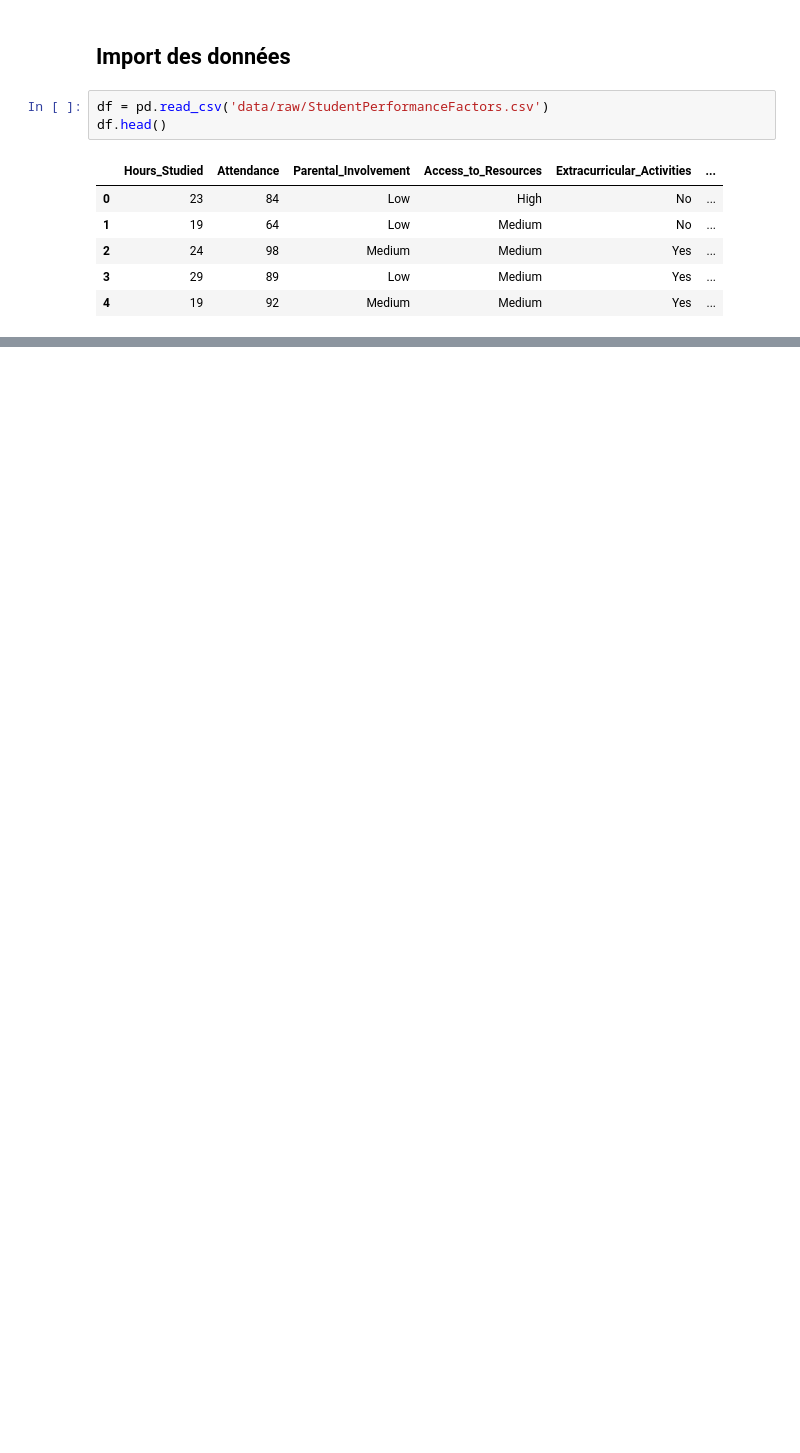
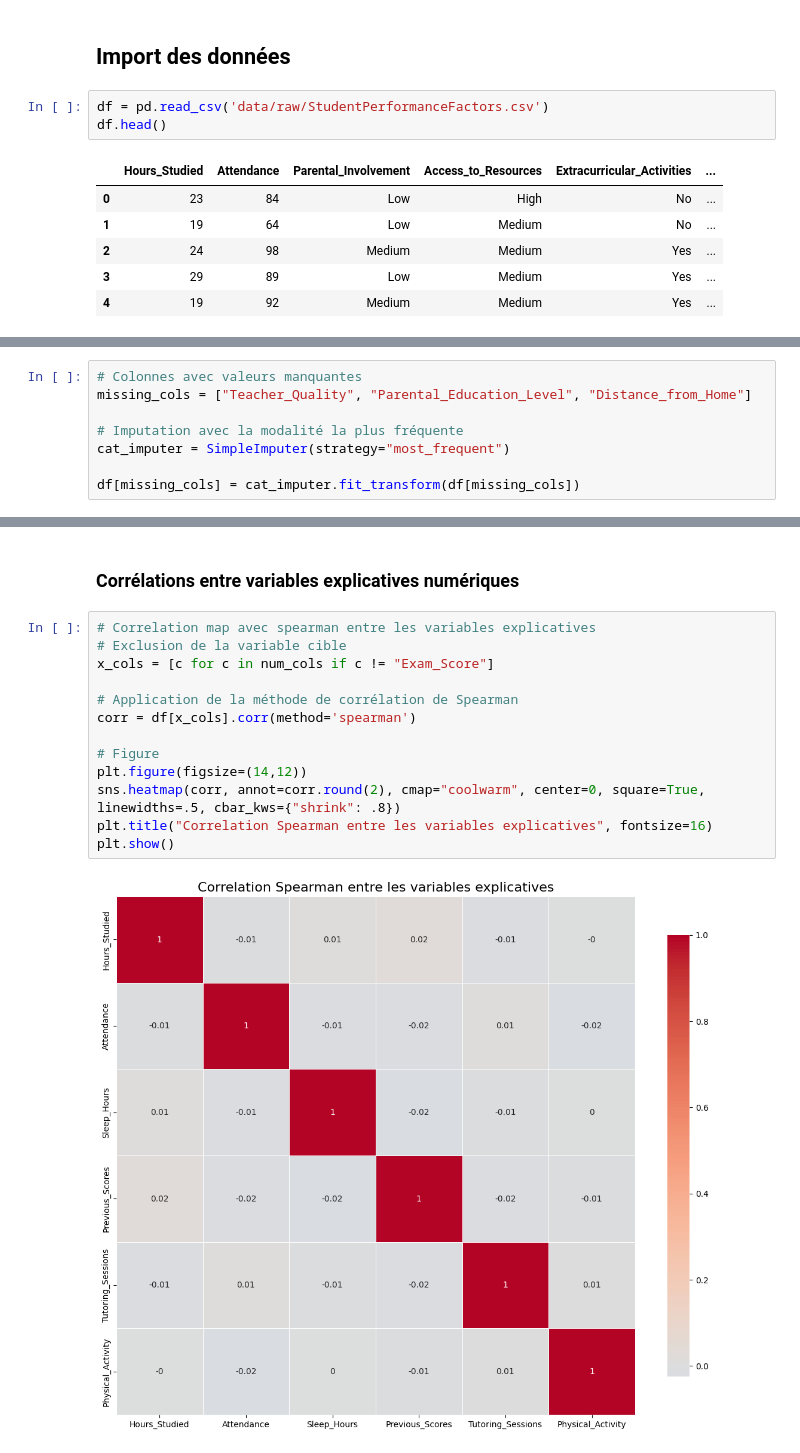
Before and after one commit to Isahrv/projet_svm, a Jupyter notebook: code.ipynb, the cells around one changed output, grey strips where cells are left out. Drawn from its saved outputs; the diff is of its cells as text; blank space fills up the shorter version.

```diff
--- a/code.ipynb
+++ b/code.ipynb
@@ -42,0 +202,8 @@ On constate la présence de valeurs manquantes dans Teacher_Quality, Parental_Ed
+# %%
+# Colonnes avec valeurs manquantes
+missing_cols = ["Teacher_Quality", "Parental_Education_Level", "Distance_from_Home"]
+
+# Imputation avec la modalité la plus fréquente
+cat_imputer = SimpleImputer(strategy="most_frequent")
+
+df[missing_cols] = cat_imputer.fit_transform(df[missing_cols])
@@ -42,0 +231,17 @@ On constate la présence de valeurs manquantes dans Teacher_Quality, Parental_Ed
+# %% [markdown]
+### Corrélations entre variables explicatives numériques
+# %%
+# Correlation map avec spearman entre les variables explicatives
+# Exclusion de la variable cible
+x_cols = [c for c in num_cols if c != "Exam_Score"]
+
+# Application de la méthode de corrélation de Spearman
+corr = df[x_cols].corr(method='spearman')
+
+# Figure
+plt.figure(figsize=(14,12))
+sns.heatmap(corr, annot=corr.round(2), cmap="coolwarm", center=0, square=True, linewidths=.5, cbar_kws={"shrink": .8})
+plt.title("Correlation Spearman entre les variables explicatives", fontsize=16)
+plt.show()
+# %% [output]
+[figure, added]
```
Also changed, not shown: parts of 33 cells of this notebook, 2 other files.
